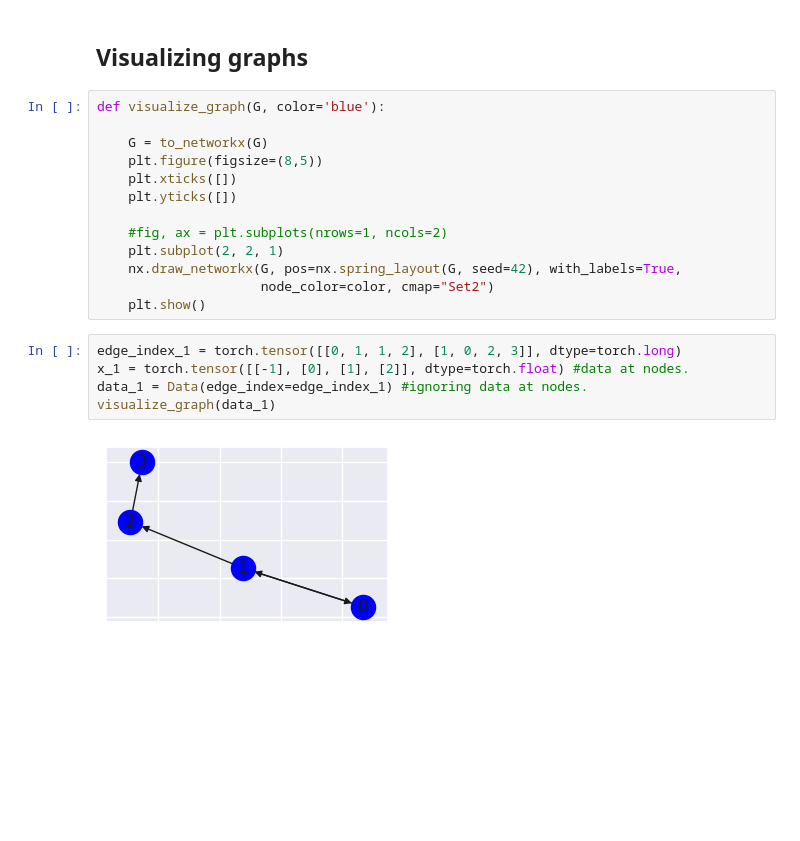
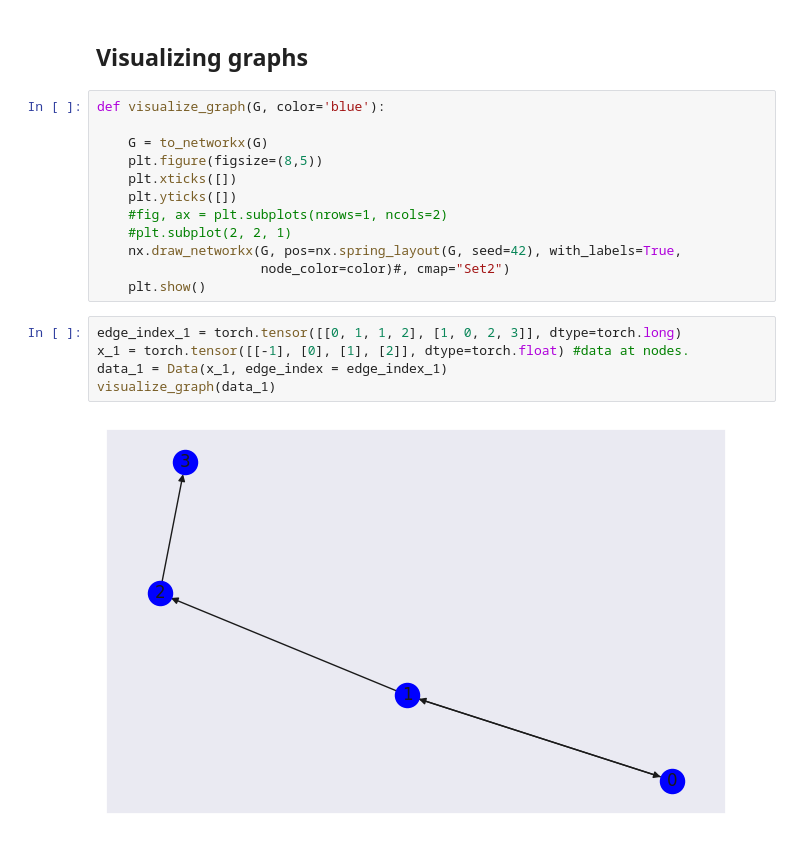
Before and after one commit to ganeshhep/NEURAL_NETWORKS, a Jupyter notebook: nn_basics.ipynb, the cells around one changed output. Saved outputs shown, nothing was run; the diff lists cells and outputs as text; blank space fills up the shorter version.

```diff
--- a/nn_basics.ipynb
+++ b/nn_basics.ipynb
@@ -264,19 +294,18 @@ def visualize_graph(G, color='blue'):
     plt.figure(figsize=(8,5))
     plt.xticks([])
     plt.yticks([])
-
     #fig, ax = plt.subplots(nrows=1, ncols=2)
-    plt.subplot(2, 2, 1)
+    #plt.subplot(2, 2, 1)
     nx.draw_networkx(G, pos=nx.spring_layout(G, seed=42), with_labels=True,
-                     node_color=color, cmap="Set2")
+                     node_color=color)#, cmap="Set2")
     plt.show()
 # %%
 edge_index_1 = torch.tensor([[0, 1, 1, 2], [1, 0, 2, 3]], dtype=torch.long)
 x_1 = torch.tensor([[-1], [0], [1], [2]], dtype=torch.float) #data at nodes.
-data_1 = Data(edge_index=edge_index_1) #ignoring data at nodes.
+data_1 = Data(x_1, edge_index = edge_index_1)
 visualize_graph(data_1)
 # %% [output]
-[figure, old version]
+[figure, new version]
 # %%
 msg_net = MPNN(5, 3)
 H = torch.tensor([[1, 2, 3, 4, 5], [5, 6, 7, 8, 9], [9, 10, 11, 12, 13], [13, 14, 15, 16, 17]], dtype = torch.float32)
```
Also changed, not shown: parts of 62 cells of this notebook.
